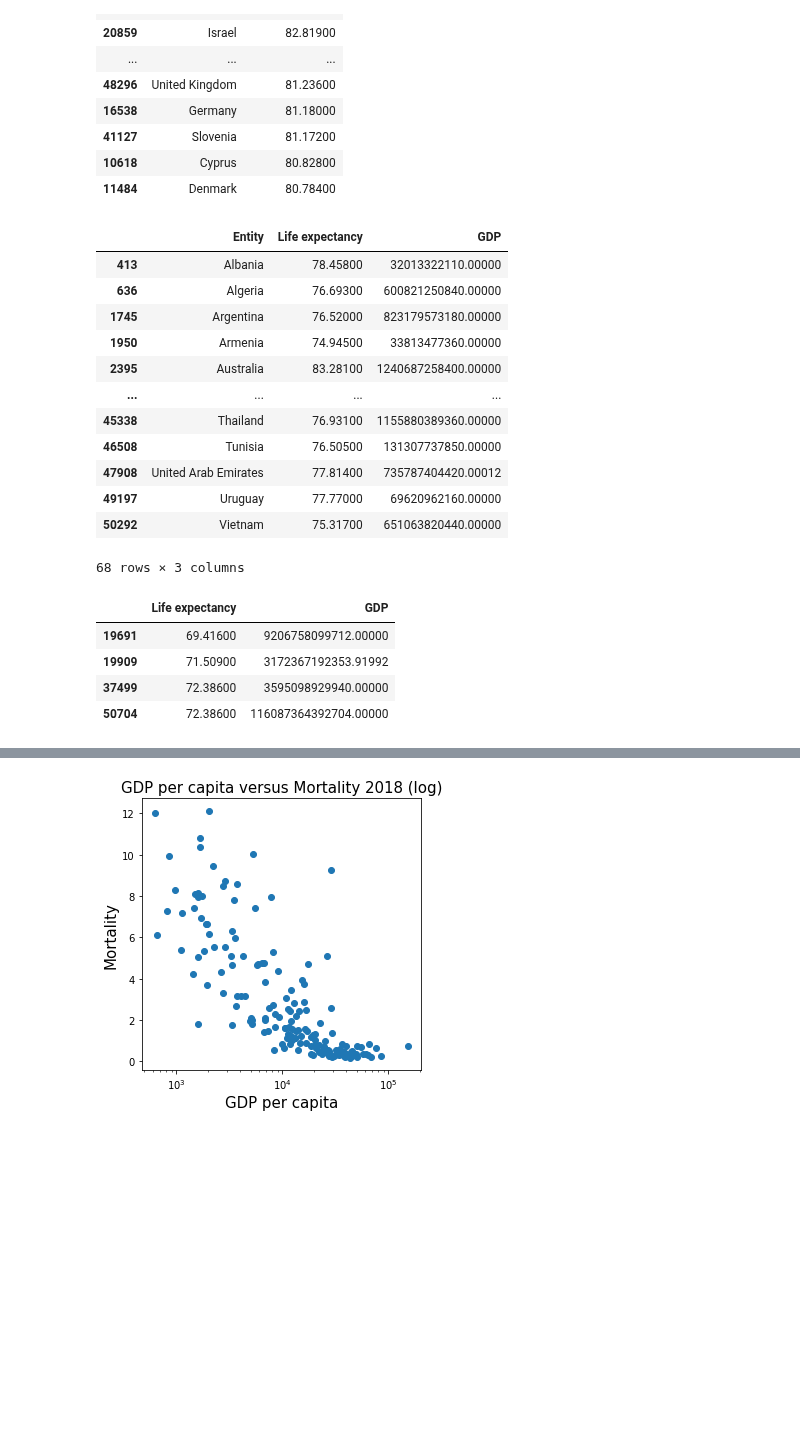
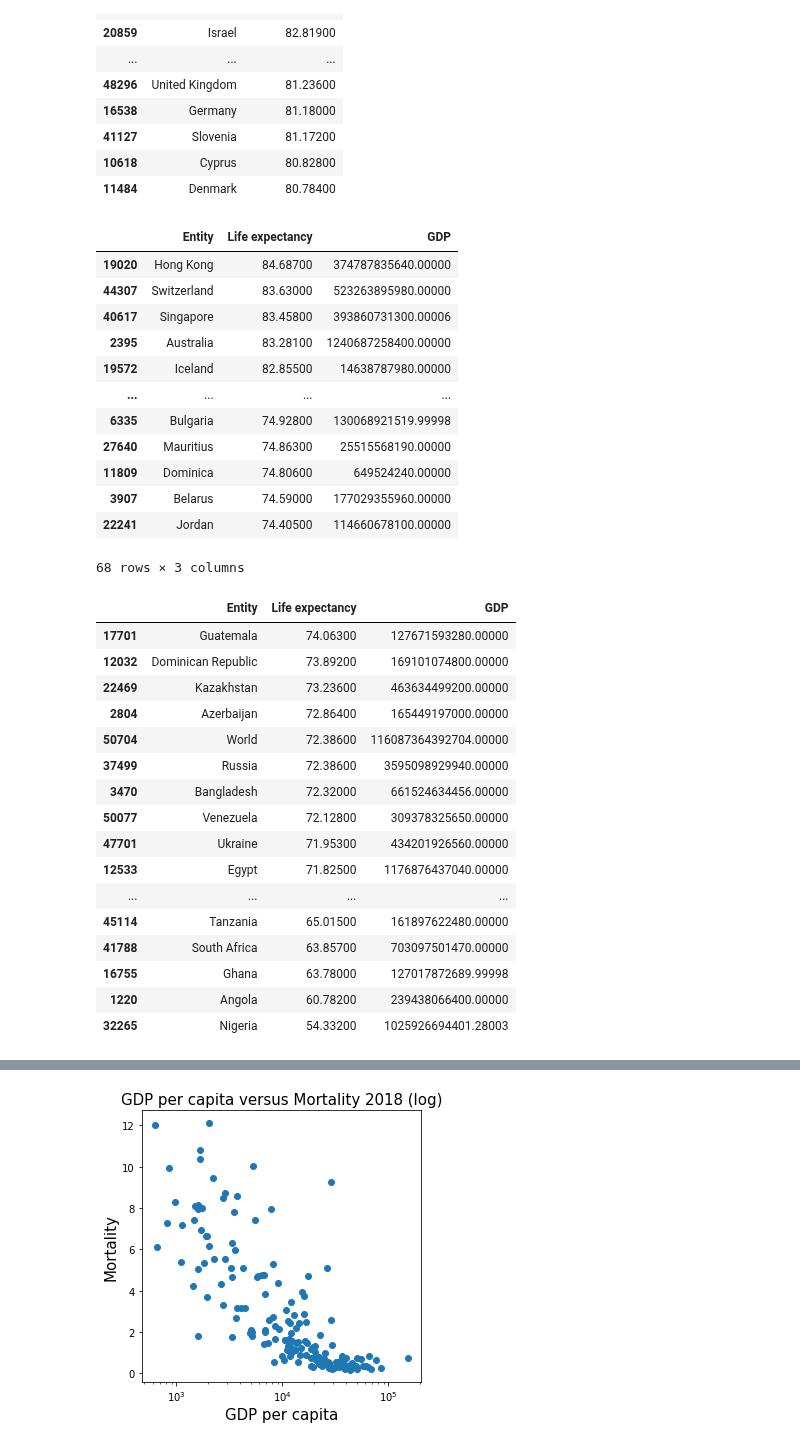
Before and after one commit to lukasmartinsson/dat405, a Jupyter notebook: labb1/labb1.ipynb, the cells around one changed output, grey strips where cells are left out. Saved outputs shown, nothing was run; the diff lists cells and outputs as text; code cells hidden in the pictures; blank space fills up the shorter version.

```diff
--- a/labb1/labb1.ipynb
+++ b/labb1/labb1.ipynb
@@ -81,10 +81,10 @@ df2[['Entity','Life expectancy',]]
 | 11484 | Denmark | 80.78400 |
 # %%
 # e)
+df2018['GDP'] = df2018['GDP per capita'] * df2018['Total population (Gapminder, HYDE & UN)']
+
 
 lifeexpect = df1.loc['50%']['Life expectancy']
-
-df2018['GDP'] = df2018['GDP per capita'] * df2018['Total population (Gapminder, HYDE & UN)']
 df1 = df2018.describe()
 mediangdp = df1.loc['50%']['GDP']
 meangdp = df1.loc['mean']['GDP']
@@ -94,39 +94,51 @@ df3 = df2018.loc[(df2018['Life expectancy'] > lifeexpect) & (df2018['GDP'] < med
 df4 = df2018.loc[(df2018['Life expectancy'] > lifeexpect) & (df2018['GDP'] < meangdp)]
 
 # If you prefer the median as an average
-df3[['Entity','Life expectancy', 'GDP']]
+df3[['Entity','Life expectancy', 'GDP']].sort_values(by='Life expectancy', ascending= False)
 # If you prefer the mean as an average
-df4[['Entity','Life expectancy', 'GDP']]
+df4[['Entity','Life expectancy', 'GDP']].sort_values(by='Life expectancy', ascending= False)
 # %% [output]
 |  | Entity | Life expectancy | GDP |
-| 413 | Albania | 78.45800 | 32013322110.00000 |
-| 636 | Algeria | 76.69300 | 600821250840.00000 |
-| 1745 | Argentina | 76.52000 | 823179573180.00000 |
-| 1950 | Armenia | 74.94500 | 33813477360.00000 |
+| 19020 | Hong Kong | 84.68700 | 374787835640.00000 |
+| 44307 | Switzerland | 83.63000 | 523263895980.00000 |
+| 40617 | Singapore | 83.45800 | 393860731300.00006 |
 | 2395 | Australia | 83.28100 | 1240687258400.00000 |
+| 19572 | Iceland | 82.85500 | 14638787980.00000 |
 | ... | ... | ... | ... |
-| 45338 | Thailand | 76.93100 | 1155880389360.00000 |
-| 46508 | Tunisia | 76.50500 | 131307737850.00000 |
-| 47908 | United Arab Emirates | 77.81400 | 735787404420.00012 |
-| 49197 | Uruguay | 77.77000 | 69620962160.00000 |
-| 50292 | Vietnam | 75.31700 | 651063820440.00000 |
+| 6335 | Bulgaria | 74.92800 | 130068921519.99998 |
+| 27640 | Mauritius | 74.86300 | 25515568190.00000 |
+| 11809 | Dominica | 74.80600 | 649524240.00000 |
+| 3907 | Belarus | 74.59000 | 177029355960.00000 |
+| 22241 | Jordan | 74.40500 | 114660678100.00000 |
 68 rows × 3 columns
 # %%
 # f)
 
 df5 = df2018.loc[(df2018['Life expectancy'] < lifeexpect) & (df2018['GDP'] > mediangdp)]
 df6 = df2018.loc[(df2018['Life expectancy'] < lifeexpect) & (df2018['GDP'] > meangdp)]
 
 # If you prefer the median as an average
-df5[['Life expectancy','GDP']]
+df5[['Entity','Life expectancy','GDP']].sort_values(by='Life expectancy', ascending=False)
 # If you prefer the mean as an average
-df6[['Life expectancy','GDP']]
+#df6[['Life expectancy','GDP']]
 # %% [output]
-|  | Life expectancy | GDP |
-| 19691 | 69.41600 | 9206758099712.00000 |
-| 19909 | 71.50900 | 3172367192353.91992 |
-| 37499 | 72.38600 | 3595098929940.00000 |
-| 50704 | 72.38600 | 116087364392704.00000 |
+|  | Entity | Life expectancy | GDP |
+| 17701 | Guatemala | 74.06300 | 127671593280.00000 |
+| 12032 | Dominican Republic | 73.89200 | 169101074800.00000 |
+| 22469 | Kazakhstan | 73.23600 | 463634499200.00000 |
+| 2804 | Azerbaijan | 72.86400 | 165449197000.00000 |
+| 50704 | World | 72.38600 | 116087364392704.00000 |
+| 37499 | Russia | 72.38600 | 3595098929940.00000 |
+| 3470 | Bangladesh | 72.32000 | 661524634456.00000 |
+| 50077 | Venezuela | 72.12800 | 309378325650.00000 |
+| 47701 | Ukraine | 71.95300 | 434201926560.00000 |
+| 12533 | Egypt | 71.82500 | 1176876437040.00000 |
+| ... | ... | ... | ... |
+| 45114 | Tanzania | 65.01500 | 161897622480.00000 |
+| 41788 | South Africa | 63.85700 | 703097501470.00000 |
+| 16755 | Ghana | 63.78000 | 127017872689.99998 |
+| 1220 | Angola | 60.78200 | 239438066400.00000 |
+| 32265 | Nigeria | 54.33200 | 1025926694401.28003 |
 # %%
 # g)
 
```
Also changed, not shown: parts of 2 cells of this notebook, 4 other files.
